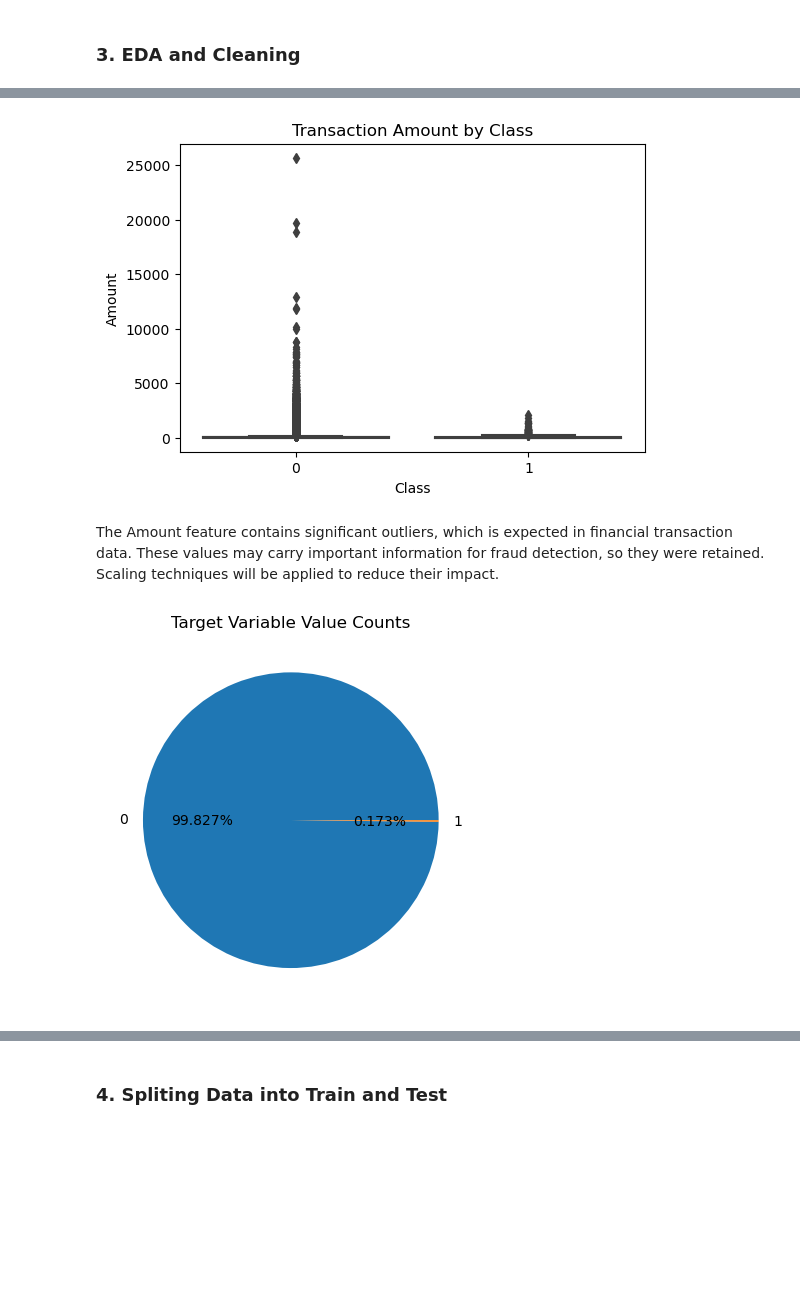
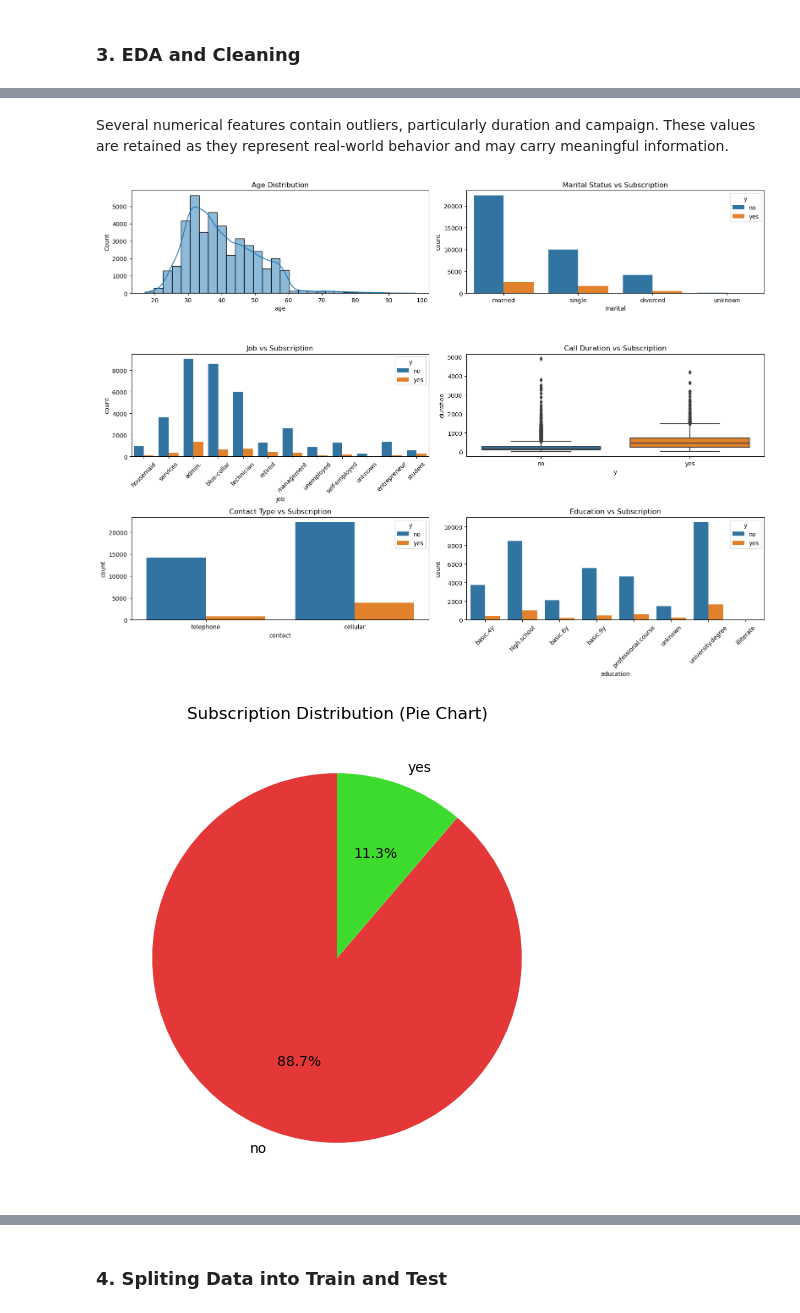
Before and after one commit to TheHazemMahdy/fraud-detection-app, a Jupyter notebook: DC_Final_project.ipynb, the cells around one changed output, grey strips where cells are left out. Saved outputs shown, nothing was run; the diff lists cells and outputs as text; code cells hidden in the pictures; blank space fills up the shorter version.

Commit message:
Update to Bank Marketing dataset and Term Deposit prediction

```diff
--- a/DC_Final_project.ipynb
+++ b/DC_Final_project.ipynb
@@ -15,9 +17,9 @@ from sklearn.metrics import classification_report, roc_auc_score
 # %% [markdown]
 ### 2. LOAD DATA
 # %%
-url= "https://cf-courses-data.s3.us.cloud-object-storage.appdomain.cloud/IBMDeveloperSkillsNetwork-ML0101EN-SkillsNetwork/labs/Module%203/data/creditcard.csv"
+# Load dataset
+data = pd.read_csv('bank-additional-full.csv', sep=';')
 
-# read the input data
-data=pd.read_csv(url)
+print("Shape:", data.shape)
 data.head()
 # %% [output]
@@ -86,23 +106,58 @@ dtype: int64
+# %% [markdown]
+Several numerical features contain outliers, particularly duration and campaign. These values are retained as they represent real-world behavior and may carry meaningful information.
 # %%
-plt.figure(figsize=(6,4))
-sns.boxplot(x='Class', y='Amount', data=data)
-plt.title("Transaction Amount by Class")
+plt.figure(figsize=(16,12))
+
+# 1. Age Distribution
+plt.subplot(3, 2, 1)
+sns.histplot(data['age'], bins=30, kde=True)
+plt.title("Age Distribution")
+
+# 2. Marital vs Target
+plt.subplot(3, 2, 2)
+sns.countplot(x='marital', hue='y', data=data)
+plt.title("Marital Status vs Subscription")
+
+# 3. Job vs Target
+plt.subplot(3, 2, 3)
+sns.countplot(x='job', hue='y', data=data)
+plt.xticks(rotation=45)
+plt.title("Job vs Subscription")
+
+# 4. Duration vs Target
+plt.subplot(3, 2, 4)
+sns.boxplot(x='y', y='duration', data=data)
+plt.title("Call Duration vs Subscription")
+
+# 5. Contact vs Target
+plt.subplot(3, 2, 5)
+sns.countplot(x='contact', hue='y', data=data)
+plt.title("Contact Type vs Subscription")
+
+# 6. Education vs Target
+plt.subplot(3, 2, 6)
+sns.countplot(x='education', hue='y', data=data)
+plt.xticks(rotation=45)
+plt.title("Education vs Subscription")
+
+plt.tight_layout()
 plt.show()
 # %% [output]
-[figure, old version]
+[figure, new version]
-# %% [markdown]
-The Amount feature contains significant outliers, which is expected in financial transaction data. These values may carry important information for fraud detection, so they were retained. Scaling techniques will be applied to reduce their impact.
 # %%
-# get the set of distinct classes
-labels = data.Class.unique()
+plt.figure(figsize=(6,6))
 
-# get the count of each class
-sizes = data.Class.value_counts().values
+counts = data['y'].value_counts()
 
-# plot the class value counts
-fig, ax = plt.subplots()
-ax.pie(sizes, labels=labels, autopct='%1.3f%%')
-ax.set_title('Target Variable Value Counts')
+plt.pie(
+    counts,
+    labels=counts.index,
+    autopct='%1.1f%%',
+    startangle=90,
+    colors=["#e43838", "#3cdb2e"]
+)
+
+plt.title("Subscription Distribution (Pie Chart)")
 plt.show()
 # %% [output]
-[figure, old version]
+[figure, new version]
```
Also changed, not shown: parts of 23 cells of this notebook, 3 other files.
